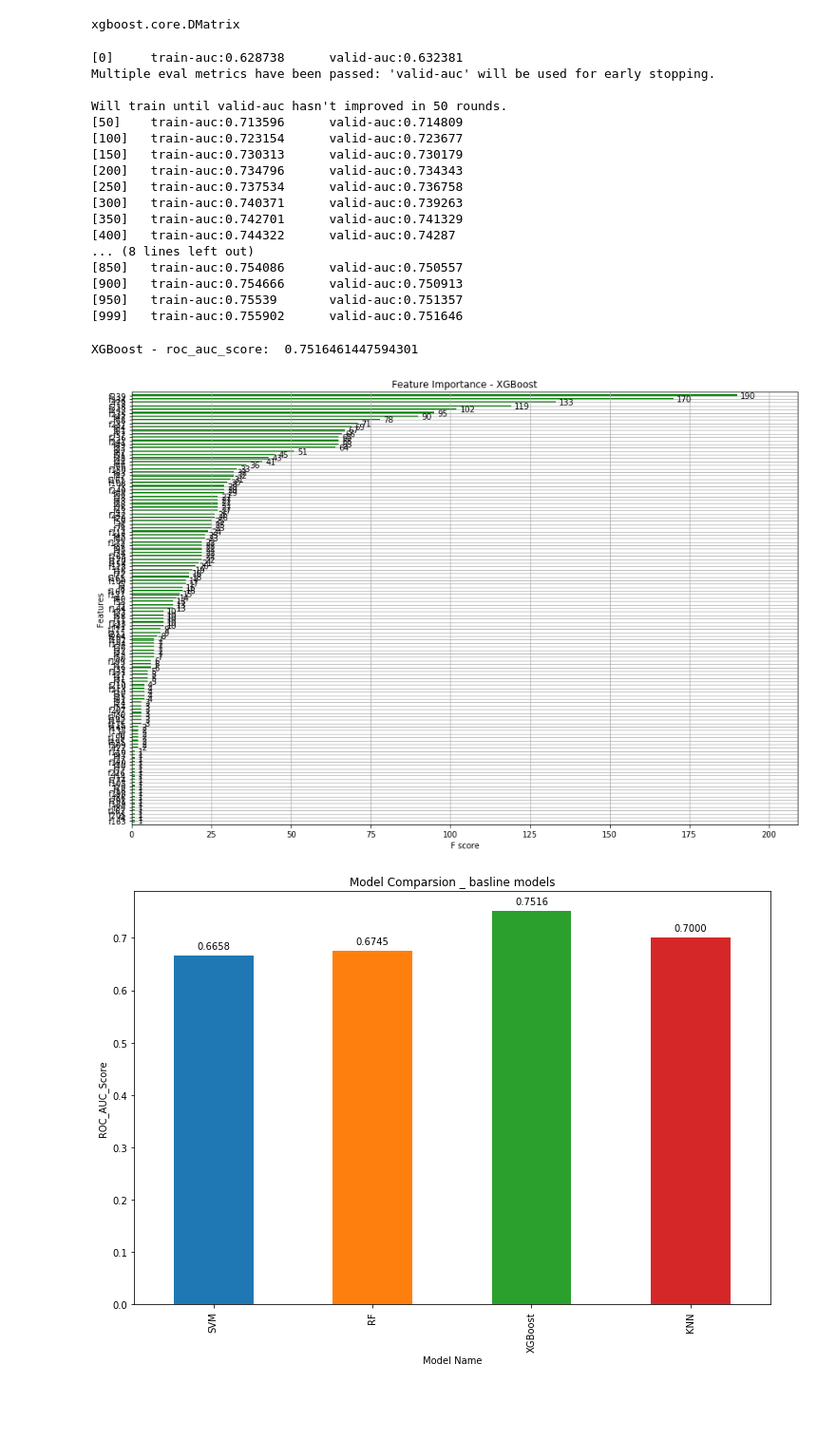
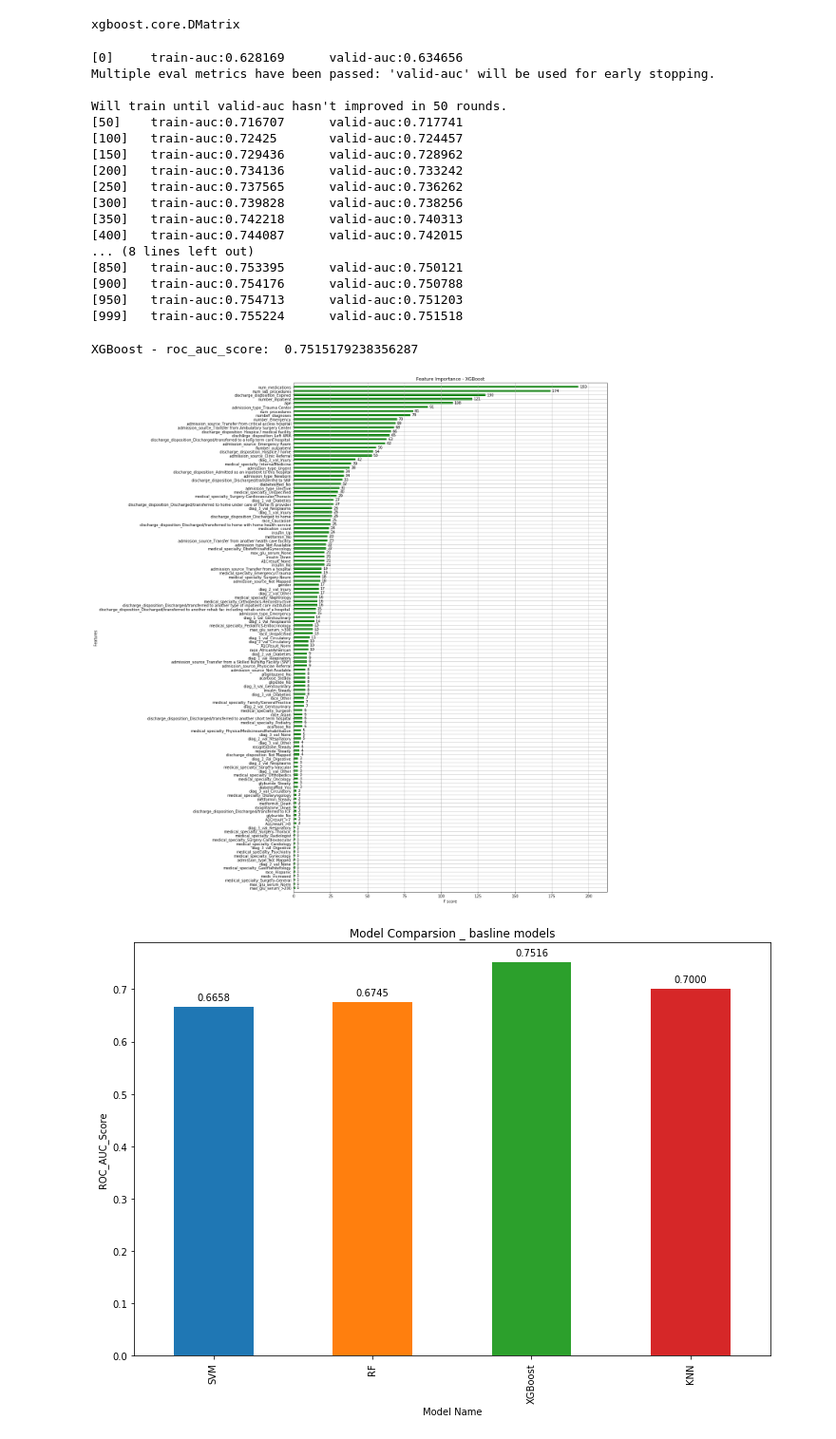
Before and after one commit to mltran2017/MSDS7331, a Jupyter notebook: notebook/Lab2/2nd Project SVM, RF, XGBOOST LJ.ipynb, the cells around one changed output. Shown at 95% size. Cells and saved outputs as stored; diff of their text form; code cells hidden in the pictures; blank space fills up the shorter version.

Commit message:
Adding the names to the xgboost plot

```diff
--- a/notebook/Lab2/2nd Project SVM, RF, XGBOOST LJ.ipynb
+++ b/notebook/Lab2/2nd Project SVM, RF, XGBOOST LJ.ipynb
@@ -19,10 +19,10 @@ from __future__ import print_function
 #this code above is to make %%time magic work
 # %%
 #import the data
-directory = 'C:/Users/N1110/Desktop/7331_Project/data/'
-df = pd.read_csv(directory + 'Diabetes_tmp_Cleaned.csv')
+directory = 'C:/githubrepo/7331_Project/data/'
+df = pd.read_csv(directory + 'Diabetic_Cleaned.csv')
 df_clean = df
-df_clean.replace('?', np.nan, inplace=True)
+#df_clean.replace('?', np.nan, inplace=True)
 # %%
 df_clean.info()
 # %% [output]
@@ -75,7 +75,7 @@ df_clean["age"] = df_clean["age"].astype(int)
 #also include all medications
 
 dummiesList=["diag_1_val","diag_2_val","diag_3_val","race","A1Cresult","admission_type","admission_source","discharge_disposition",
-             "meds_increased","diabetesMed","medical_specialty", "max_glu_serum", "meds_increased", "insulin",
+             "diabetesMed","medical_specialty", "max_glu_serum", "meds_increased", "insulin",
             "metformin", "repaglinide", "nateglinide", "chlorpropamide",
              "glimepiride", "acetohexamide", "glipizide", "glyburide", "tolbutamide",
              "pioglitazone", "rosiglitazone", "acarbose", "miglitol", "troglitazone",
@@ -353,6 +353,10 @@ predictors = ["num_lab_procedures","num_procedures","number_outpatient","number_
 # %%
 import xgboost as xgb
 
+#run for 2 mins
+NUM_ESTIMATORS = 100
+NO_JOBS = 4
+RANDOM_STATE = 2000
 
 #XGBOOST
 MAX_ROUNDS = 1000
@@ -361,8 +365,8 @@ OPT_ROUNDS = 1000
 VERBOSE_EVAL = 50
 
 # XGBoost
-dtrain = xgb.DMatrix(X_train_scaled, y_train)
-dvalid = xgb.DMatrix(X_test_scaled, y_test)
+dtrain = xgb.DMatrix(X_train_scaled, label = y_train, feature_names = df_imputed.columns.values)
+dvalid = xgb.DMatrix(X_test_scaled, label = y_test, feature_names = df_imputed.columns.values)
 type(dtrain)
 # %% [output]
 xgboost.core.DMatrix
@@ -390,36 +394,36 @@ xgb_clf = xgb.train(params,
                    maximize = True,
                    verbose_eval = VERBOSE_EVAL)
 # %% [output]
-[0]     train-auc:0.628738      valid-auc:0.632381
+[0]     train-auc:0.628169      valid-auc:0.634656
 Multiple eval metrics have been passed: 'valid-auc' will be used for early stopping.
 
 Will train until valid-auc hasn't improved in 50 rounds.
-[50]    train-auc:0.713596      valid-auc:0.714809
-[100]   train-auc:0.723154      valid-auc:0.723677
-[150]   train-auc:0.730313      valid-auc:0.730179
-[200]   train-auc:0.734796      valid-auc:0.734343
-[250]   train-auc:0.737534      valid-auc:0.736758
-[300]   train-auc:0.740371      valid-auc:0.739263
-[350]   train-auc:0.742701      valid-auc:0.741329
-[400]   train-auc:0.744322      valid-auc:0.74287
+[50]    train-auc:0.716707      valid-auc:0.717741
+[100]   train-auc:0.72425       valid-auc:0.724457
+[150]   train-auc:0.729436      valid-auc:0.728962
+[200]   train-auc:0.734136      valid-auc:0.733242
+[250]   train-auc:0.737565      valid-auc:0.736262
+[300]   train-auc:0.739828      valid-auc:0.738256
+[350]   train-auc:0.742218      valid-auc:0.740313
+[400]   train-auc:0.744087      valid-auc:0.742015
 ... (8 lines left out)
-[850]   train-auc:0.754086      valid-auc:0.750557
-[900]   train-auc:0.754666      valid-auc:0.750913
-[950]   train-auc:0.75539       valid-auc:0.751357
-[999]   train-auc:0.755902      valid-auc:0.751646
+[850]   train-auc:0.753395      valid-auc:0.750121
+[900]   train-auc:0.754176      valid-auc:0.750788
+[950]   train-auc:0.754713      valid-auc:0.751203
+[999]   train-auc:0.755224      valid-auc:0.751518
 # %%
 preds = xgb_clf.predict(dvalid)
 print('XGBoost - roc_auc_score: ', roc_auc_score(y_test, preds))
 
 #XGBoost - roc_auc_score:  0.7516461447594301
 # %% [output]
-XGBoost - roc_auc_score:  0.7516461447594301
+XGBoost - roc_auc_score:  0.7515179238356287
 # %%
-fig, ax = plt.subplots(ncols = 1, figsize = (15, 10))
+fig, ax = plt.subplots(ncols = 1, figsize = (15, 25))
 xgb.plot_importance(xgb_clf, height = 0.5, title = 'Feature Importance - XGBoost', ax = ax, color = 'green')
 plt.show()
 # %% [output]
-[figure, old version]
+[figure, new version]
 # %%
 #histogram to compare auc of models
 #SVM AUC: 0.6658213006434637
```
Also changed, not shown: parts of 1 cell of this notebook.
